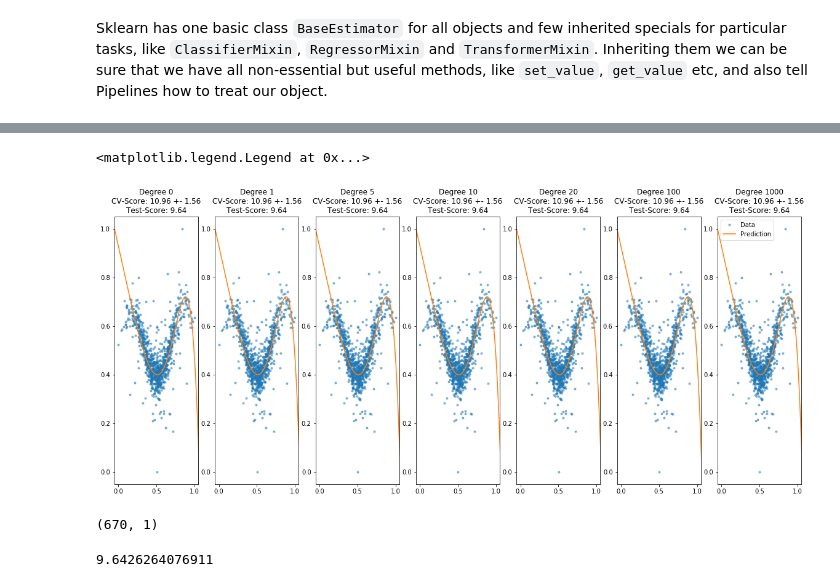
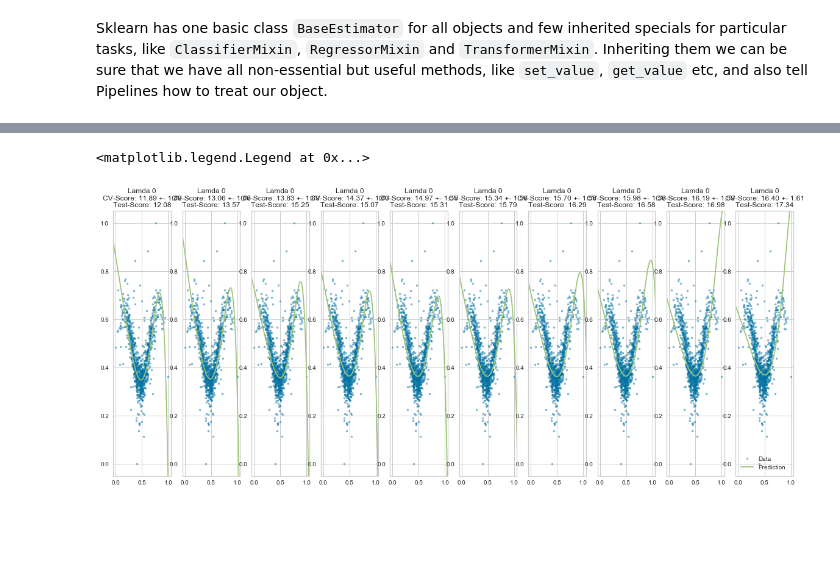
Before and after one commit to halynavs/gl-ml-basecamp, a Jupyter notebook: HW-2/HW-2-L2-regulization.ipynb, the cells around one changed output, grey strips where cells are left out. Drawn from its saved outputs; the diff is of its cells as text; code cells hidden in the pictures; blank space fills up the shorter version.

Commit message:
l2-regulization impl and estimated for pipeline

````diff
--- a/HW-2/HW-2-L2-regulization.ipynb
+++ b/HW-2/HW-2-L2-regulization.ipynb
@@ -124,7 +132,7 @@ theta_init = np.array([1]*X_I.shape[1]) # initial value of theta
 
 result = optimize.minimize(
                            objective_function,  # function to optimize. Parameter to optimize should the first argument
-                           args=(X_I, y, mape,1000), # other arguments of the function
+                           args=(X_I, y, 0, mape, l2_penalty), # other arguments of the function
                            x0 = theta_init,     # initial value of parameter to optimize
                            method='Powell',     # optimization method. Try also BFGS, Nelder-Mead, Powell, CG, TNC and others (see docs). Effectivnes can change dramatically!
                            options={}           # arguments of optimization method, like number of iterations, learning rate, etc.
@@ -171,6 +181,6 @@ X_a.shape
 # %% [output]
 (1000, 11)
 # %%
-theta = custom_regression(X_a, y, objective_function=objective_function, loss_function=mape, lamda=0.005)
+theta = custom_regression(X_a, y,10, objective_function=objective_function, loss_function=mape, penalty=l2_penalty)
 theta
 # %% [output]
@@ -260,29 +295,0 @@ results.style.highlight_min()
-# %%
-%%time
-lamda_list=np.arange(0.6, 0.8, 0.1)
-for i,n in enumerate(lamda_list):
-  polynomial_features = PolynomialFeatures(degree=10,include_bias=True)
-
-  # make transformation of all data subsets
-  X_all = polynomial_features.fit_transform(X)
-  X_a_train = polynomial_features.fit_transform(X_train)
-  X_a_test = polynomial_features.fit_transform(X_test)
-
-  # train model
-  theta = custom_regression(X_a_train, y_train, objective_function=objective_function, loss_function=mape, iters = 20, lamda = n)
-
-  # test model
-#   y_pred_test = predict(X_a_test, theta)
-#   y_pred_train = predict(X_a_train, theta)
-  test_score = objective_function(theta=theta, X=X_a_test, y=y_test)
-  train_score = objective_function(theta=theta, X=X_a_train, y=y_train)
-
-  #visualize results
-  y_pred = predict(X_all, theta)
-
-  ax = plt.subplot(1, len(lamda_list), i + 1)
-  ax.plot(X, y, '.', alpha = 0.5, label = 'Data')
-  ax.autoscale(enable = False)
-  ax.plot(X, y_pred, 'o', label = 'Prediction')
-  plt.title("Lamda %i\nTrain Score: %.2f \nTest Score: %.2f"%(round(lamda_list[i],2), train_score, test_score))
-plt.legend()
@@ -416,24 +356,25 @@ from sklearn.base import BaseEstimator, RegressorMixin
 Sklearn has one basic class ```BaseEstimator``` for all objects and few inherited specials for particular tasks, like ```ClassifierMixin```, ```RegressorMixin``` and ```TransformerMixin```. Inheriting them we can be sure that we have all non-essential but useful methods, like ```set_value```, ```get_value``` etc, and also tell Pipelines how to treat our object.
 # %%
 class CustomRegression(BaseEstimator, RegressorMixin):
-  def __init__(self, loss_function=mape, objective_function=objective_function): # all arguments should have default values
+  def __init__(self, loss_function=mape, objective_function=objective_function, lamda=0): # all arguments should have default values
     self.theta = None # we don't know shape of theta on this stage
     # just save all variables taken during call to internal variables
     self.loss_function = loss_function
     self.objective_function = objective_function
+    self.lamda = lamda
 
   def predict(self, X):
     return predict(X, self.theta)
 
   def score(self, X, y):
-    return self.objective_function(theta=self.theta, X=X,y=y,loss_function=self.loss_function)
+    return self.objective_function(theta=self.theta, X=X,y=y,lamda=self.lamda,loss_function=self.loss_function)
 
   def fit(self, X, y):
     if type(self.theta) == type(None):
       self.theta = np.ones_like(X[0])
     else:
       assert self.theta.shape == X[0].shape, "Model's shape doesn't fit input shape"
-    self.theta = custom_regression(X, y, self.objective_function, self.loss_function, verbose = False, lamda = 10)
+    self.theta = custom_regression(X, y, self.lamda, self.objective_function, self.loss_function, verbose = False)
     return self.score(X, y)
 
   def fit_predict(self, X, y):
@@ -445,7 +386,7 @@ results = {}
 row_results = {}
 for i,n in enumerate(lamda_list):
   polynomial_features = PolynomialFeatures(degree = 10, include_bias=True) # create instance of transformer
-  regression = CustomRegression() # create instance of model
+  regression = CustomRegression(lamda=n) # create instance of model
 
   # make pipeline as list of pairs (<stage name>, <stage object>):
   pipeline = Pipeline([("polynomial_features", polynomial_features), # augment data
@@ -470,7 +411,7 @@ for i,n in enumerate(lamda_list):
   ax.plot(X, y, '.', alpha = 0.5, label = 'Data')
   ax.autoscale(enable = False)
   ax.plot(line_x, line_y, '-', label = 'Prediction')
-  plt.title("Degree %i\nCV-Score: %.2f +- %.2f\nTest-Score: %.2f"%(n, results[n]['CV_mean'],results[n]['CV_std'],results[n]['Test']))
+  plt.title("Lamda %i\nCV-Score: %.2f +- %.2f\nTest-Score: %.2f"%(n, results[n]['CV_mean'],results[n]['CV_std'],results[n]['Test']))
 
 plt.legend()
 # %% [output]
@@ -478,17 +419,2 @@ Wall time: 12.5 s
 <matplotlib.legend.Legend at 0x...>
-[figure, old version]
+[figure, new version]
-# %%
-X_train.shape
-# %% [output]
-(670, 1)
-# %%
-polynomial_features = PolynomialFeatures(degree = 10, include_bias=True) # create instance of transformer
-regression = CustomRegression() # create instance of model
-
-  # make pipeline as list of pairs (<stage name>, <stage object>):
-pipeline = Pipeline([("polynomial_features", polynomial_features), # augment data
-                       ("linear_regression", regression)]) # apply linear regressionregression = CustomRegression()
-pipeline.fit(X_train, y_train)
-print(pipeline.score(X_test, y_test))
-# %% [output]
-9.6426264076911
````
Also changed, not shown: parts of 46 cells of this notebook.
